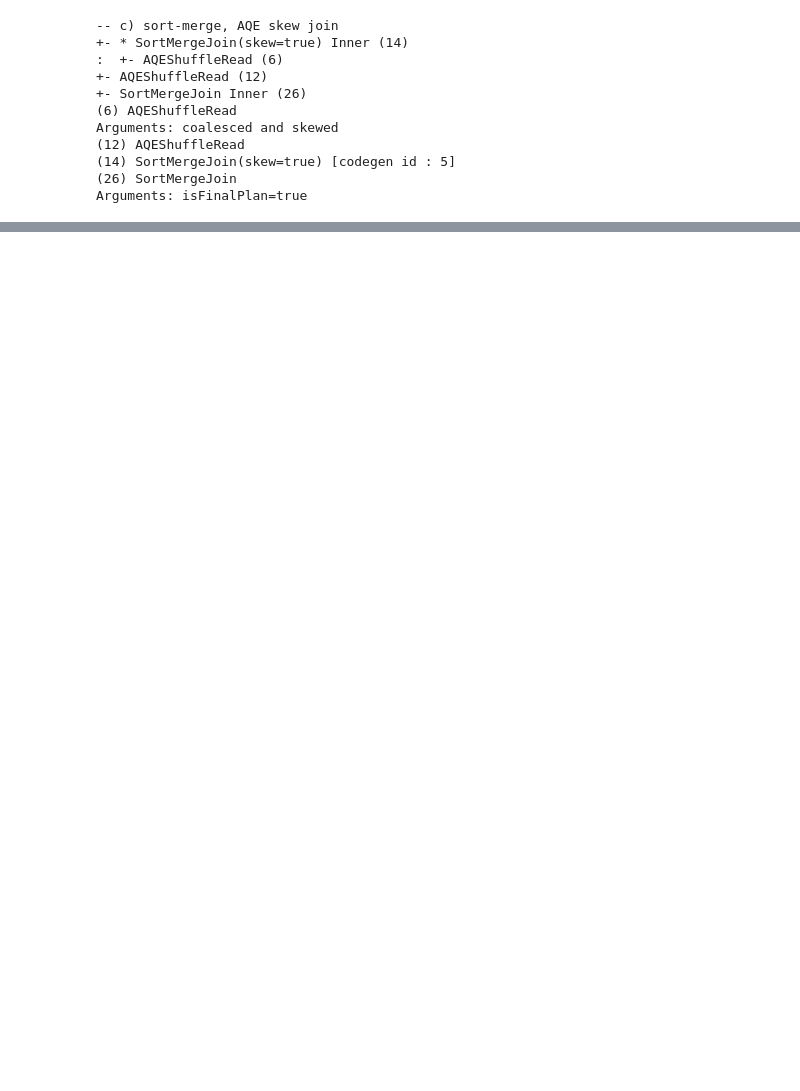
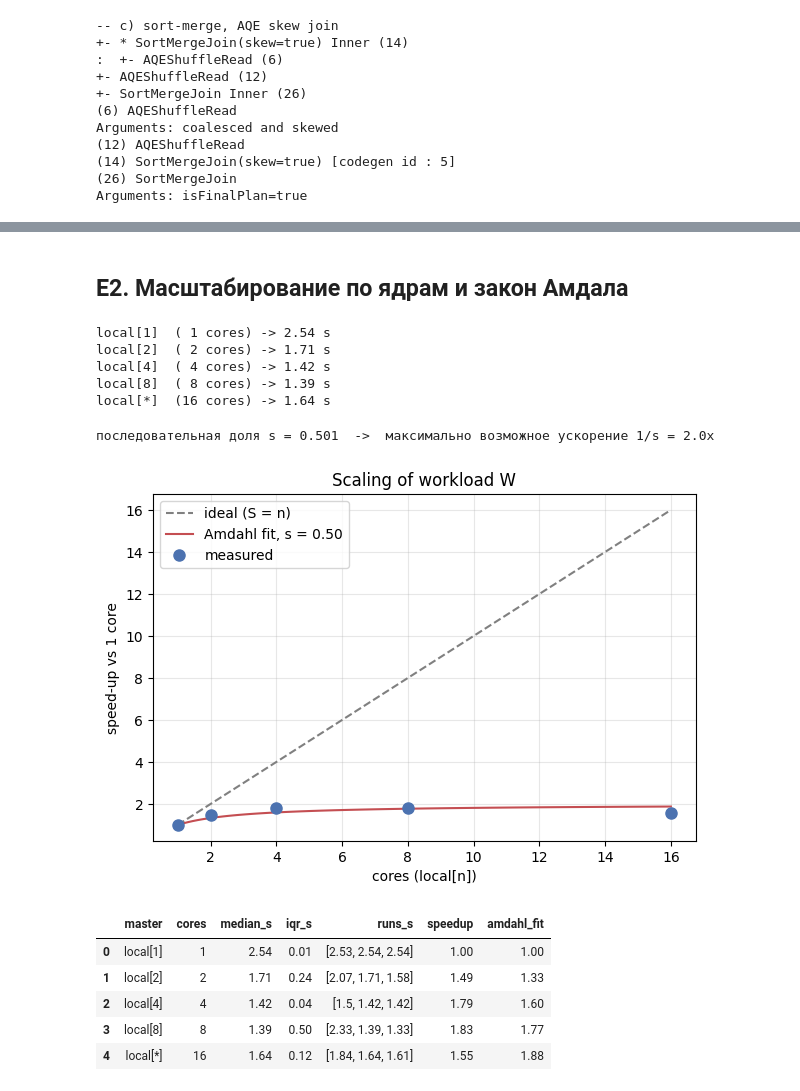
Before and after one commit to danaibaidullina/shopstream-spark, a Jupyter notebook: ibaidullina.ipynb, the cells around one changed output, grey strips where cells are left out. Drawn from its saved outputs; the diff is of its cells as text; code cells hidden in the pictures; blank space fills up the shorter version.

```diff
--- a/ibaidullina.ipynb
+++ b/ibaidullina.ipynb
@@ -1121,0 +1214,70 @@ Arguments: isFinalPlan=true
+# %% [markdown]
+## E2. Масштабирование по ядрам и закон Амдала
+# %%
+def make_spark(master):
+    return (SparkSession.builder
+            .master(master)
+            .appName("ShopStream-A2")
+            .config("spark.sql.session.timeZone", "UTC")
+            .config("spark.local.dir", os.path.abspath("spark_tmp"))
+            .config("spark.ui.port", "4040")
+            .getOrCreate())
+
+BEST_SETTINGS = {
+    "spark.sql.adaptive.enabled": "true",
+    "spark.sql.shuffle.partitions": str(int(best["shuffle_partitions"])),
+    "spark.sql.adaptive.coalescePartitions.enabled": str(bool(best["aqe_coalesce"])).lower(),
+}
+BEST_CACHE = bool(best["cache"])
+
+scal_rows = []
+for master in ["local[1]", "local[2]", "local[4]", "local[8]", "local[*]"]:
+    spark.stop()                                   # новая SparkSession на каждое число ядер
+    spark = make_spark(master)
+    spark.sparkContext.setLogLevel("WARN")
+    cores = spark.sparkContext.defaultParallelism
+    with spark_conf(BEST_SETTINGS):
+        med, iqr, ts = time_W(spark, BEST_CACHE)
+    scal_rows.append({"master": master, "cores": cores, "median_s": round(med, 2),
+                      "iqr_s": round(iqr, 2), "runs_s": [round(t, 2) for t in ts]})
+    print(f"{master:9} ({cores:>2} cores) -> {med:.2f} s")
+
+scal = pd.DataFrame(scal_rows)
+# %% [output]
+local[1]  ( 1 cores) -> 2.54 s
+local[2]  ( 2 cores) -> 1.71 s
+local[4]  ( 4 cores) -> 1.42 s
+local[8]  ( 8 cores) -> 1.39 s
+local[*]  (16 cores) -> 1.64 s
+# %%
+# Закон Амдала: S(n) = 1 / (s + (1 - s) / n), s — доля работы, которая не распараллеливается.
+# Перепишем: 1/S - 1/n = s · (1 - 1/n)  ->  прямая через ноль, s находим методом наименьших квадратов.
+T1 = scal.loc[scal["cores"] == 1, "median_s"].iloc[0]
+scal["speedup"] = (T1 / scal["median_s"]).round(2)
+x = 1 - 1 / scal["cores"]
+y = 1 / scal["speedup"] - 1 / scal["cores"]
+s_serial = float((x * y).sum() / (x * x).sum())
+scal["amdahl_fit"] = (1 / (s_serial + (1 - s_serial) / scal["cores"])).round(2)
+scal.to_csv(f"{RESULTS}/E2_scaling.csv", index=False)
+print(f"последовательная доля s = {s_serial:.3f}  ->  максимально возможное ускорение 1/s = {1 / s_serial:.1f}x")
+
+n_grid = np.linspace(1, scal["cores"].max(), 100)
+fig, ax = plt.subplots(figsize=(7, 4.5))
+ax.plot(n_grid, n_grid, "--", color="gray", label="ideal (S = n)")
+ax.plot(n_grid, 1 / (s_serial + (1 - s_serial) / n_grid), color="#C44E52", label=f"Amdahl fit, s = {s_serial:.2f}")
+ax.plot(scal["cores"], scal["speedup"], "o", color="#4C72B0", markersize=8, label="measured")
+ax.set_xlabel("cores (local[n])"); ax.set_ylabel("speed-up vs 1 core")
+ax.set_title("Scaling of workload W")
+ax.legend(); ax.grid(alpha=0.3)
+plt.savefig(f"{RESULTS}/E2_scaling_amdahl.png", dpi=150, bbox_inches="tight")
+plt.show()
+scal
+# %% [output]
+последовательная доля s = 0.501  ->  максимально возможное ускорение 1/s = 2.0x
+[figure, added]
+|  | master | cores | median_s | iqr_s | runs_s | speedup | amdahl_fit |
+| 0 | local[1] | 1 | 2.54 | 0.01 | [2.53, 2.54, 2.54] | 1.00 | 1.00 |
+| 1 | local[2] | 2 | 1.71 | 0.24 | [2.07, 1.71, 1.58] | 1.49 | 1.33 |
+| 2 | local[4] | 4 | 1.42 | 0.04 | [1.5, 1.42, 1.42] | 1.79 | 1.60 |
+| 3 | local[8] | 8 | 1.39 | 0.50 | [2.33, 1.39, 1.33] | 1.83 | 1.77 |
+| 4 | local[*] | 16 | 1.64 | 0.12 | [1.84, 1.64, 1.61] | 1.55 | 1.88 |
```
Also changed, not shown: parts of 7 cells of this notebook, 4 other files.
